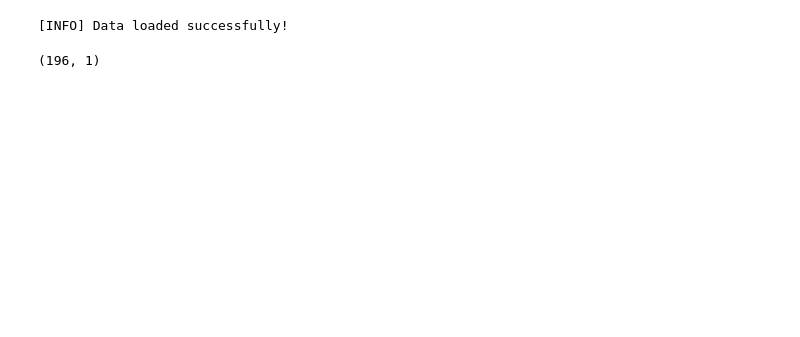
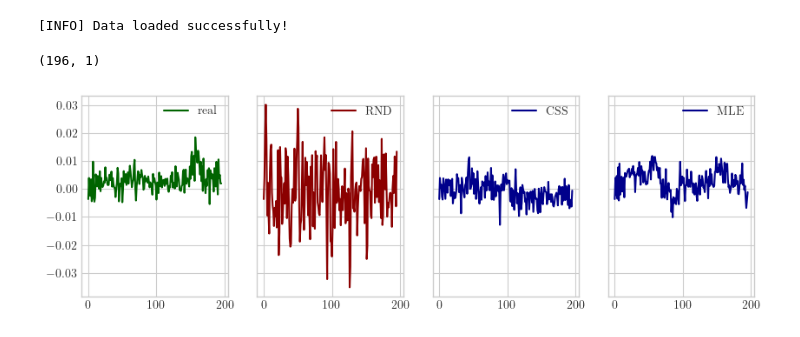
Before and after one commit to ensta630team/HW1---Python, a Jupyter notebook: presentation/notebooks/pregunta_3.ipynb, the cells around one changed output. Drawn from its saved outputs; the diff is of its cells as text; code cells hidden in the pictures; blank space fills up the shorter version.

```diff
--- a/presentation/notebooks/pregunta_3.ipynb
+++ b/presentation/notebooks/pregunta_3.ipynb
@@ -58,19 +55,22 @@ dataset['pi_t'][:, None].shape
 (196, 1)
 # %%
 predmodel_css = conditional_square_sum(arma_model, y_data=dataset['pi_t'])
-predmodel_mle = maximum_likelihood(arma_model, dataset['pi_t'])
+predmodel_mle = maximum_likelihood_estimation(arma_model, dataset['pi_t'])
 # %%
 nobs = dataset['pi_t'].shape[0]
 y_pred_0 = arma_model.sample(n_samples=nobs, initial_values=dataset['pi_t'][:2])
 y_pred_1 = predmodel_css.sample(n_samples=nobs, initial_values=dataset['pi_t'][:2])
 y_pred_2 = predmodel_mle.sample(n_samples=nobs, initial_values=dataset['pi_t'][:2])
 # %%
-fig, axes = plt.subplots(1, 3, figsize=(10,3), sharey=True)
+fig, axes = plt.subplots(1, 4, figsize=(10,3), sharey=True)
 axes[0].plot(dataset['pi_t'], linestyle='-', color='darkgreen', label='real')
 axes[1].plot(y_pred_0, linestyle='-', color='darkred', label='RND')
 axes[2].plot(y_pred_1, linestyle='-', color='darkblue', label='CSS')
 axes[3].plot(y_pred_2, linestyle='-', color='darkblue', label='MLE')
 axes[0].legend()
 axes[1].legend()
 axes[2].legend()
+axes[3].legend()
 plt.show()
+# %% [output]
+[figure, added]
```
Also changed, not shown: parts of 4 cells of this notebook, 1 other file.
